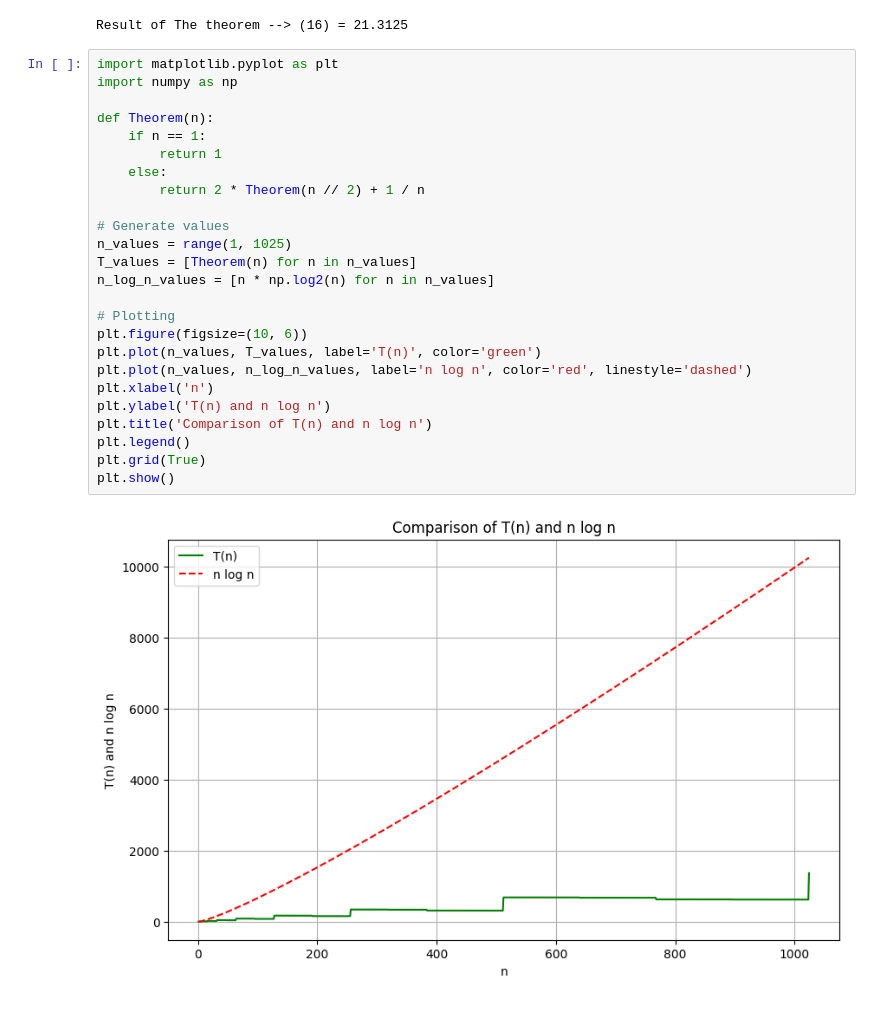
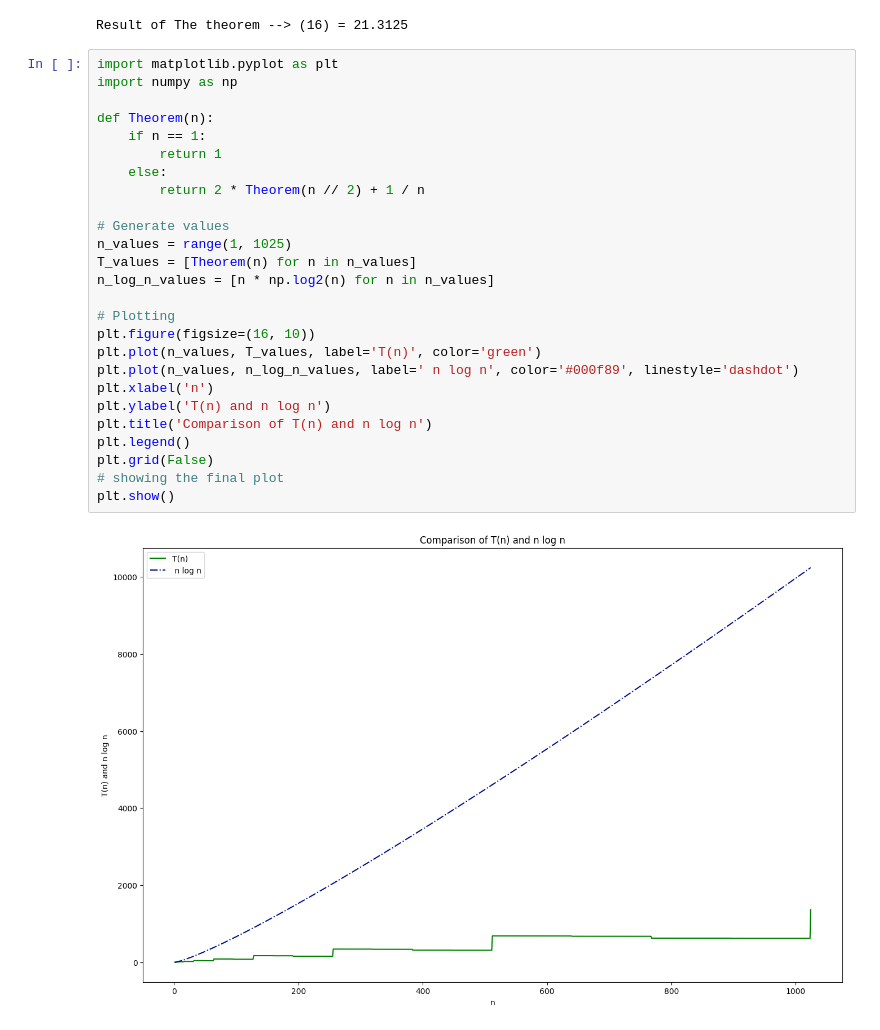
Before and after one commit to YsK-dev/LeetcodeSolutions, a Jupyter notebook: LeetCode/Recurrence.ipynb, the cells around one changed output. Cells and saved outputs as stored; diff of their text form.

```diff
--- a/LeetCode/Recurrence.ipynb
+++ b/LeetCode/Recurrence.ipynb
@@ -35,27 +35,28 @@ Result of The theorem --> (16) = 21.3125
 # %%
 import matplotlib.pyplot as plt
 import numpy as np
 
 def Theorem(n):
     if n == 1:
         return 1
     else:
         return 2 * Theorem(n // 2) + 1 / n
 
 # Generate values
 n_values = range(1, 1025)
 T_values = [Theorem(n) for n in n_values]
 n_log_n_values = [n * np.log2(n) for n in n_values]
 
 # Plotting
-plt.figure(figsize=(10, 6))
+plt.figure(figsize=(16, 10))
 plt.plot(n_values, T_values, label='T(n)', color='green')
-plt.plot(n_values, n_log_n_values, label='n log n', color='red', linestyle='dashed')
+plt.plot(n_values, n_log_n_values, label=' n log n', color='#000f89', linestyle='dashdot')
 plt.xlabel('n')
 plt.ylabel('T(n) and n log n')
 plt.title('Comparison of T(n) and n log n')
 plt.legend()
-plt.grid(True)
+plt.grid(False)
+# showing the final plot
 plt.show()
 # %% [output]
-[figure, old version]
+[figure, new version]
```
Also changed, not shown: 1 other file.
